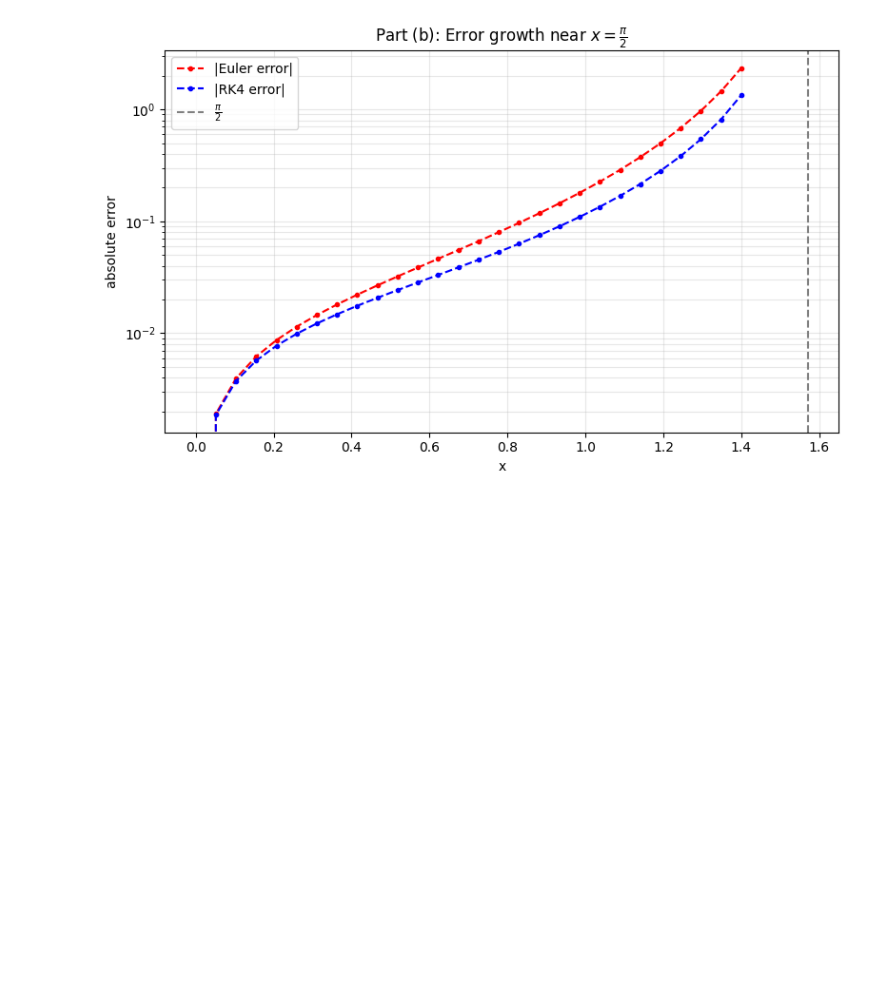
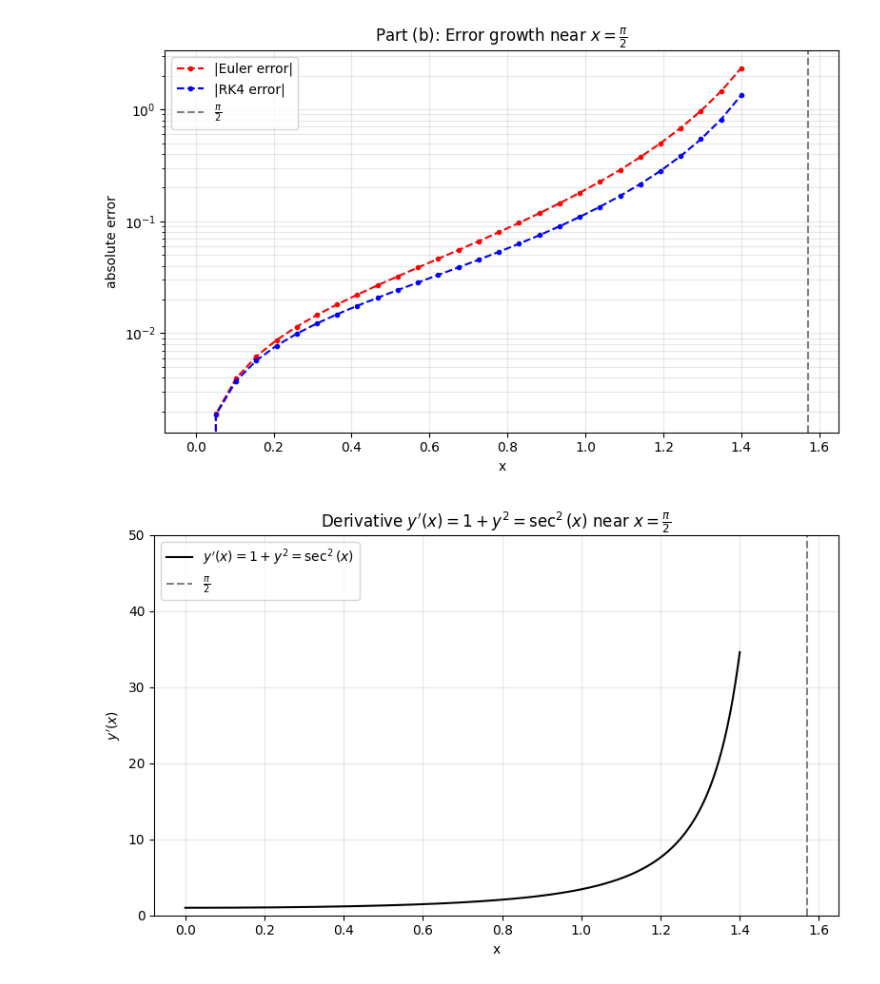
Before and after one commit to sidsam2026/Homework-3, a Jupyter notebook: 1b.ipynb, the cells around one changed output. Saved outputs shown, nothing was run; the diff lists cells and outputs as text; code cells hidden in the pictures; blank space fills up the shorter version.

Commit message:
Plot derivative y'(x)=1+y^2 near pi/2 for part (b)

```diff
--- a/1b.ipynb
+++ b/1b.ipynb
@@ -116,30 +116,48 @@ plt.plot(xs_r_b, err_r_b, 'b.--', label='|RK4 error|')
 plt.axvline(np.pi/2, color='gray', linestyle='--', label=r"$\frac{\pi}{2}$")
 plt.yscale('log')
 plt.xlabel("x")
 plt.ylabel("absolute error")
 plt.title(r"Part (b): Error growth near $x = \frac{\pi}{2}$")
 plt.grid(True, which='both', alpha=0.3)
 plt.legend()
 plt.tight_layout()
 plt.savefig("part_b_error.png", dpi=300)
 plt.show()
+# --- Derivative plot: y' = 1 + y^2 = sec^2(x) ---
+x_der = np.linspace(0, 1.4, 400)
+y_exact_der = exact_solution(x_der)
+dy_exact = 1 + y_exact_der**2   # = sec^2(x)
+
+plt.figure(figsize=(8,5))
+plt.plot(x_der, dy_exact, 'k-', label=r"$y'(x) = 1 + y^2 = \sec^2(x)$")
+plt.axvline(np.pi/2, color='gray', linestyle='--', label=r"$\frac{\pi}{2}$")
+plt.ylim(0, 50)
+plt.xlabel("x")
+plt.ylabel(r"$y'(x)$")
+plt.title(r"Derivative $y'(x)=1+y^2=\sec^2(x)$ near $x=\frac{\pi}{2}$")
+plt.grid(True, alpha=0.3)
+plt.legend()
+plt.tight_layout()
+plt.savefig("part_b_derivative.png", dpi=300)
+plt.show()
 # %% [output]
 Part (b): Breakdown near x = π/2
 
 x      y_exact       y_Euler       err_Euler         y_RK4         err_RK4
 0.00     0.000000     0.000000       0.000×10⁰     0.000000       0.000×10⁰
 0.05     0.051898     0.050000      1.898×10⁻³     0.050042      1.857×10⁻³
 0.10     0.104077     0.100125      3.952×10⁻³     0.100335      3.742×10⁻³
 0.16     0.156823     0.150626      6.196×10⁻³     0.151135      5.687×10⁻³
 0.21     0.210434     0.201761      8.673×10⁻³     0.202710      7.724×10⁻³
 0.26     0.265229     0.253796      1.143×10⁻²     0.255342      9.887×10⁻³
 0.31     0.321553     0.307017      1.454×10⁻²     0.309336      1.222×10⁻²
 0.36     0.379789     0.361730      1.806×10⁻²     0.365028      1.476×10⁻²
 0.41     0.440368     0.418272      2.210×10⁻²     0.422793      1.757×10⁻²
 ... (21 lines left out)
   Euler max error = 2.345×10⁰
   RK4   max error = 1.343×10⁰
 
 Current working directory: c:\Users\samta\Desktop\Homework 4
 [figure]
 [figure]
+[figure, added]
```
